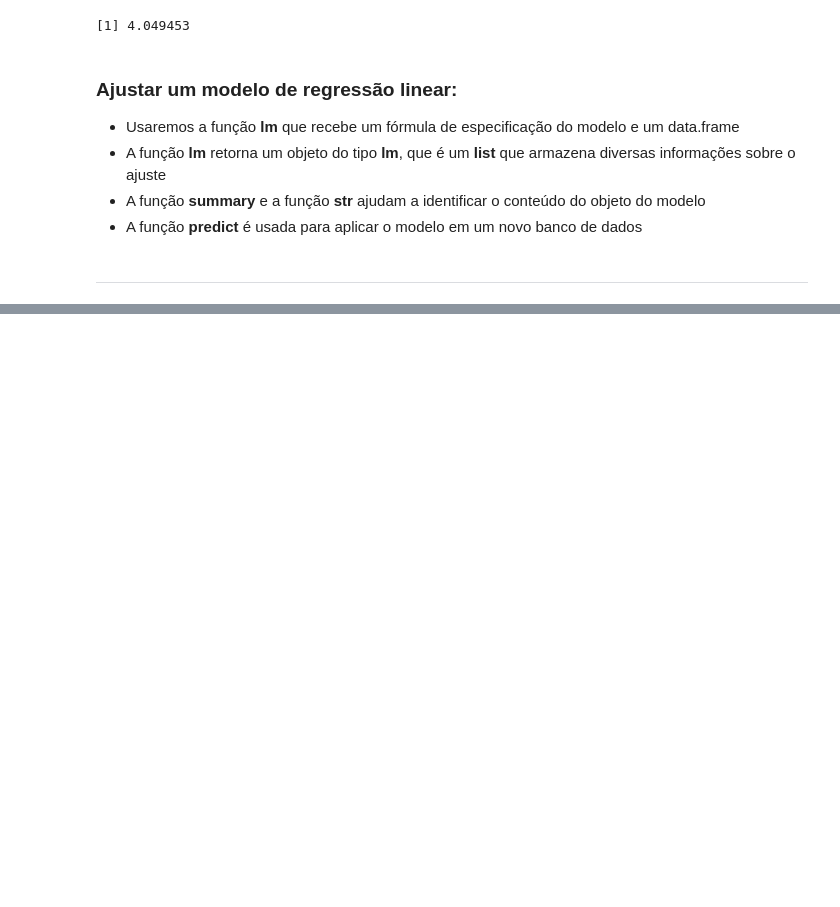
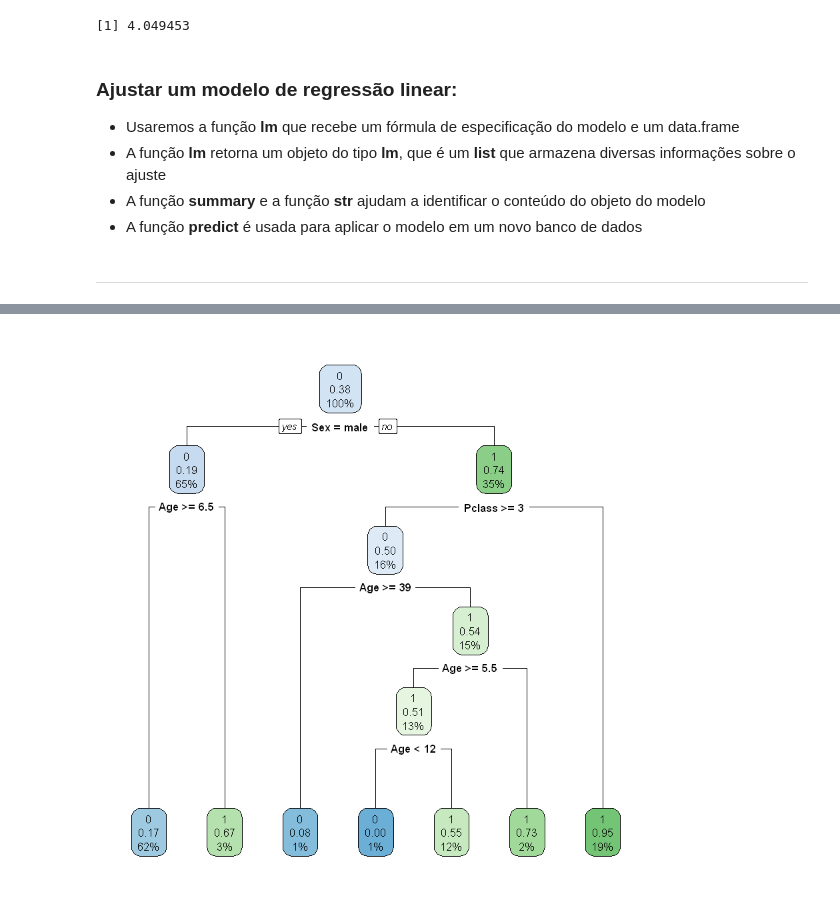
Before and after one commit to ValeriaNiceria/R, a Jupyter notebook: init - Ciência de dados/Modelagem/Modelagem1.ipynb, the cells around one changed output, grey strips where cells are left out. Cells and saved outputs as stored; diff of their text form; code cells hidden in the pictures; blank space fills up the shorter version.

```diff
--- a/init - Ciência de dados/Modelagem/Modelagem1.ipynb
+++ b/init - Ciência de dados/Modelagem/Modelagem1.ipynb
@@ -172,0 +200,2 @@ sqrt(mse)
+# %%
+titanic_train$Survived <- as.factor(titanic_train$Survived)
@@ -172,0 +204,2 @@ sqrt(mse)
+# %%
+arvore <- rpart(Survived ~ Sex + Age + Pclass, data = titanic_train)
@@ -172,0 +229,4 @@ sqrt(mse)
+# %%
+rpart.plot(arvore)
+# %% [output]
+[figure, added]
```
Also changed, not shown: parts of 7 cells of this notebook.
